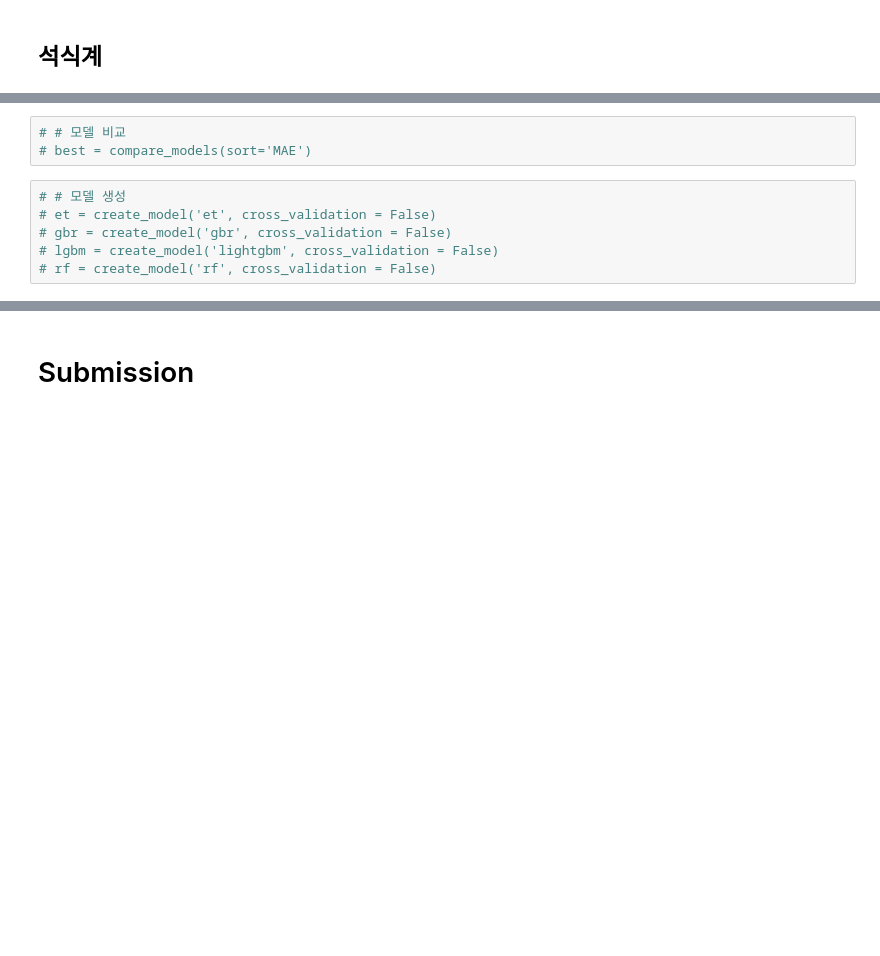
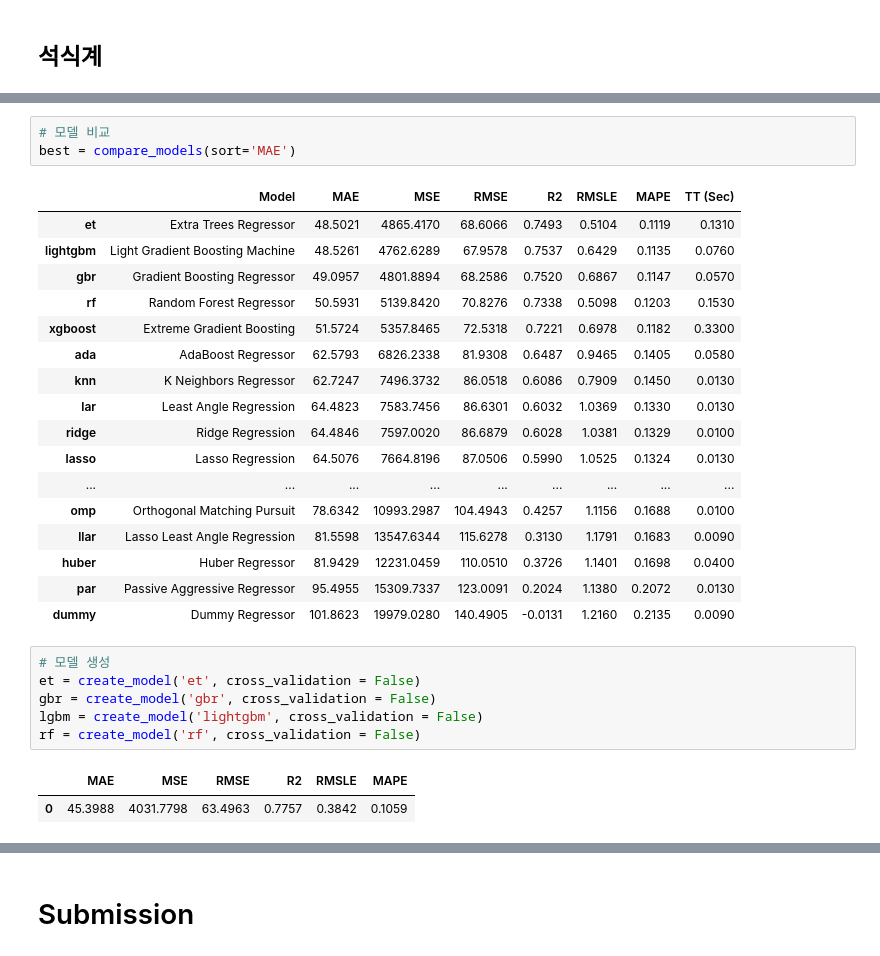
Before and after one commit to Park-taenam/DACON, a Jupyter notebook: restaurant/Restaurant.ipynb, the cells around one changed output, grey strips where cells are left out. Cells and saved outputs as stored; diff of their text form; blank space fills up the shorter version.

```diff
--- a/restaurant/Restaurant.ipynb
+++ b/restaurant/Restaurant.ipynb
@@ -867,10 +1006,31 @@ test_din = test[['요일', '본사정원수', '본사휴가자수', '본사출
 # %%
-# # 모델 비교
-# best = compare_models(sort='MAE')
+# 모델 비교
+best = compare_models(sort='MAE')
+# %% [output]
+|  | Model | MAE | MSE | RMSE | R2 | RMSLE | MAPE | TT (Sec) |
+| et | Extra Trees Regressor | 48.5021 | 4865.4170 | 68.6066 | 0.7493 | 0.5104 | 0.1119 | 0.1310 |
+| lightgbm | Light Gradient Boosting Machine | 48.5261 | 4762.6289 | 67.9578 | 0.7537 | 0.6429 | 0.1135 | 0.0760 |
+| gbr | Gradient Boosting Regressor | 49.0957 | 4801.8894 | 68.2586 | 0.7520 | 0.6867 | 0.1147 | 0.0570 |
+| rf | Random Forest Regressor | 50.5931 | 5139.8420 | 70.8276 | 0.7338 | 0.5098 | 0.1203 | 0.1530 |
+| xgboost | Extreme Gradient Boosting | 51.5724 | 5357.8465 | 72.5318 | 0.7221 | 0.6978 | 0.1182 | 0.3300 |
+| ada | AdaBoost Regressor | 62.5793 | 6826.2338 | 81.9308 | 0.6487 | 0.9465 | 0.1405 | 0.0580 |
+| knn | K Neighbors Regressor | 62.7247 | 7496.3732 | 86.0518 | 0.6086 | 0.7909 | 0.1450 | 0.0130 |
+| lar | Least Angle Regression | 64.4823 | 7583.7456 | 86.6301 | 0.6032 | 1.0369 | 0.1330 | 0.0130 |
+| ridge | Ridge Regression | 64.4846 | 7597.0020 | 86.6879 | 0.6028 | 1.0381 | 0.1329 | 0.0100 |
+| lasso | Lasso Regression | 64.5076 | 7664.8196 | 87.0506 | 0.5990 | 1.0525 | 0.1324 | 0.0130 |
+| ... | ... | ... | ... | ... | ... | ... | ... | ... |
+| omp | Orthogonal Matching Pursuit | 78.6342 | 10993.2987 | 104.4943 | 0.4257 | 1.1156 | 0.1688 | 0.0100 |
+| llar | Lasso Least Angle Regression | 81.5598 | 13547.6344 | 115.6278 | 0.3130 | 1.1791 | 0.1683 | 0.0090 |
+| huber | Huber Regressor | 81.9429 | 12231.0459 | 110.0510 | 0.3726 | 1.1401 | 0.1698 | 0.0400 |
+| par | Passive Aggressive Regressor | 95.4955 | 15309.7337 | 123.0091 | 0.2024 | 1.1380 | 0.2072 | 0.0130 |
+| dummy | Dummy Regressor | 101.8623 | 19979.0280 | 140.4905 | -0.0131 | 1.2160 | 0.2135 | 0.0090 |
 # %%
-# # 모델 생성
-# et = create_model('et', cross_validation = False)
-# gbr = create_model('gbr', cross_validation = False)
-# lgbm = create_model('lightgbm', cross_validation = False)
-# rf = create_model('rf', cross_validation = False)
+# 모델 생성
+et = create_model('et', cross_validation = False)
+gbr = create_model('gbr', cross_validation = False)
+lgbm = create_model('lightgbm', cross_validation = False)
+rf = create_model('rf', cross_validation = False)
+# %% [output]
+|  | MAE | MSE | RMSE | R2 | RMSLE | MAPE |
+| 0 | 45.3988 | 4031.7798 | 63.4963 | 0.7757 | 0.3842 | 0.1059 |
 # %%
```
Also changed, not shown: parts of 34 cells of this notebook, 2 other files.
